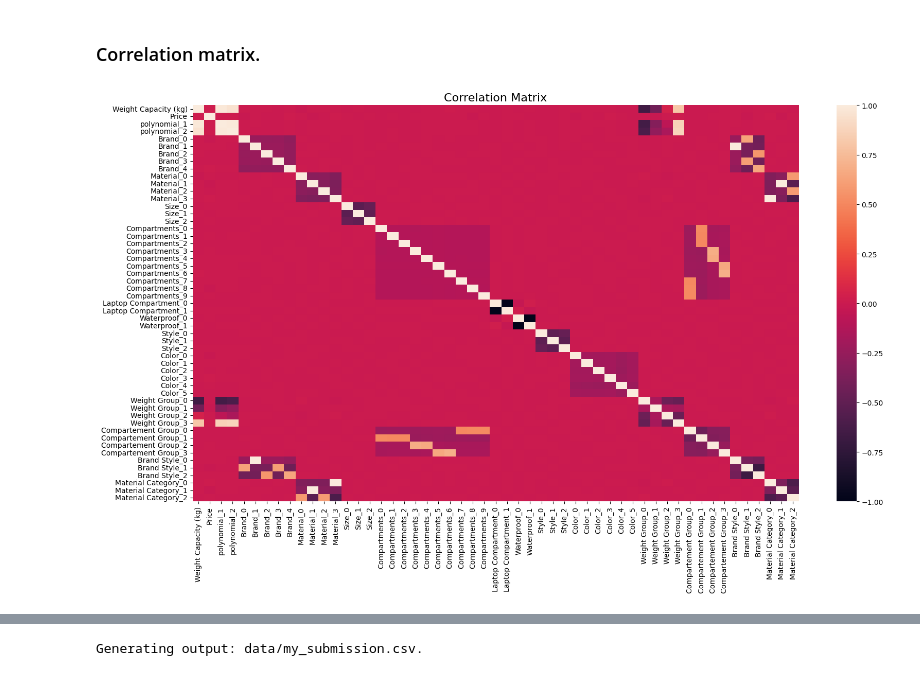
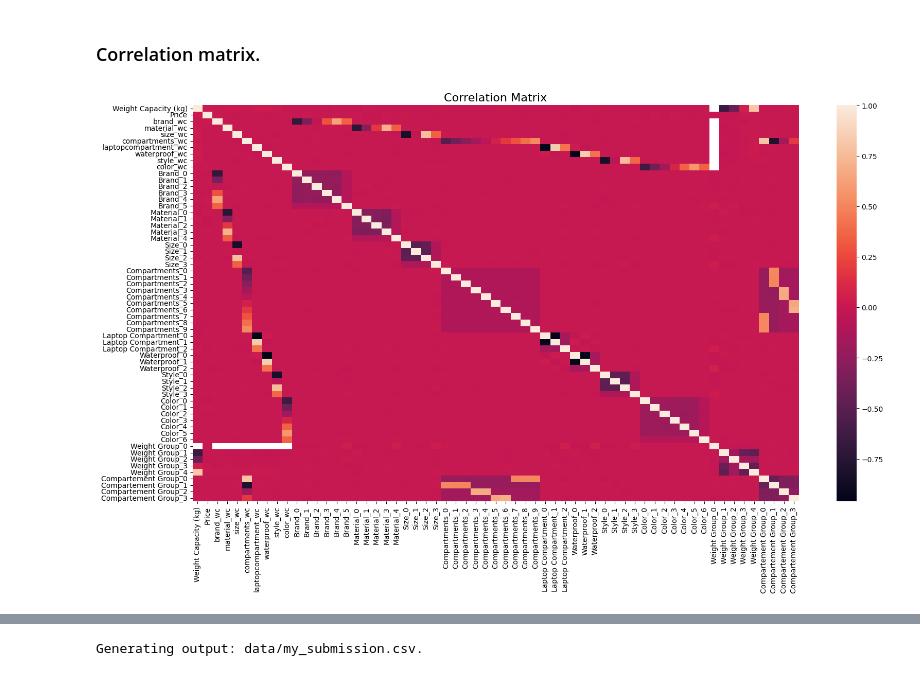
Before and after one commit to BaptPicxDev/swag2-backpack-predict, a Jupyter notebook: notebooks/training.ipynb, the cells around one changed output, grey strips where cells are left out. Saved outputs shown, nothing was run; the diff lists cells and outputs as text; code cells hidden in the pictures.

```diff
--- a/notebooks/training.ipynb
+++ b/notebooks/training.ipynb
@@ -270,6 +280,9 @@ memory usage: 491.4+ MB
 # %%
 # Scaling
-df_train_filled_n, scalers_and_encoders = scale_and_encoder_features(df=df_train_filled, output_column_name="Price")
-df_train_filled_n.info()
+df_tot_with_new_vars_scaled, scalers_and_encoders = scale_and_encoder_features(
+    df=df_tot_with_new_vars,
+    skip_column_names=["Price"],
+)
+df_tot_with_new_vars_scaled.info()
 # %% [output]
 <class 'pandas.core.frame.DataFrame'>
@@ -308,0 +307,15 @@ df_train_dummy
+# %%
+categorical_column_names = categorical_column_names + [
+    "Weight Group",
+    "Compartement Group",
+    "Brand Style",
+    "Material Category",
+    "new_cat1",
+]
+# %%
+df_tot_with_new_vars2_scaled = create_new_columns_based_on_categorical_columns(
+    df=df_tot_with_new_vars_scaled,
+    categorical_columns=categorical_column_names,
+    output_col_name="Weight Capacity (kg)",
+)
+df_tot_with_new_vars2_scaled.info()
@@ -308,0 +342,3 @@ df_train_dummy
+# %%
+df_tot_dummy = get_dummies(df=df_tot_with_new_vars2_scaled)
+df_tot_dummy.info()
@@ -310,11 +364,11 @@ df_train_dummy
 ### Correlation matrix.
 # %%
 corr = (
-    df_train_dummy
-    .select_dtypes(include=["float64", "int64"])
+    df_tot_dummy
+    .select_dtypes(include=["float32", "float64", "int32", "int64"])
     .drop(columns=["id", "index"], errors='ignore')
     .corr()
 )
 correlation_heatmap(df_correlation=corr)
 # %% [output]
-[figure, old version]
+[figure, new version]
```
Also changed, not shown: parts of 45 cells of this notebook.
